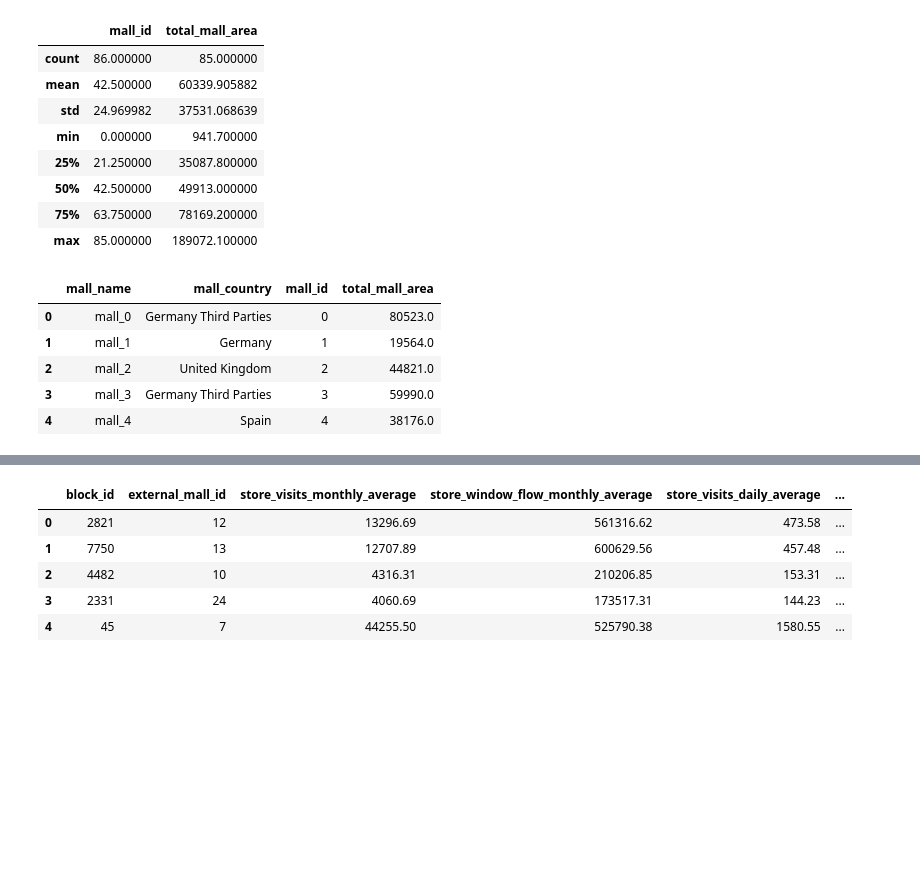
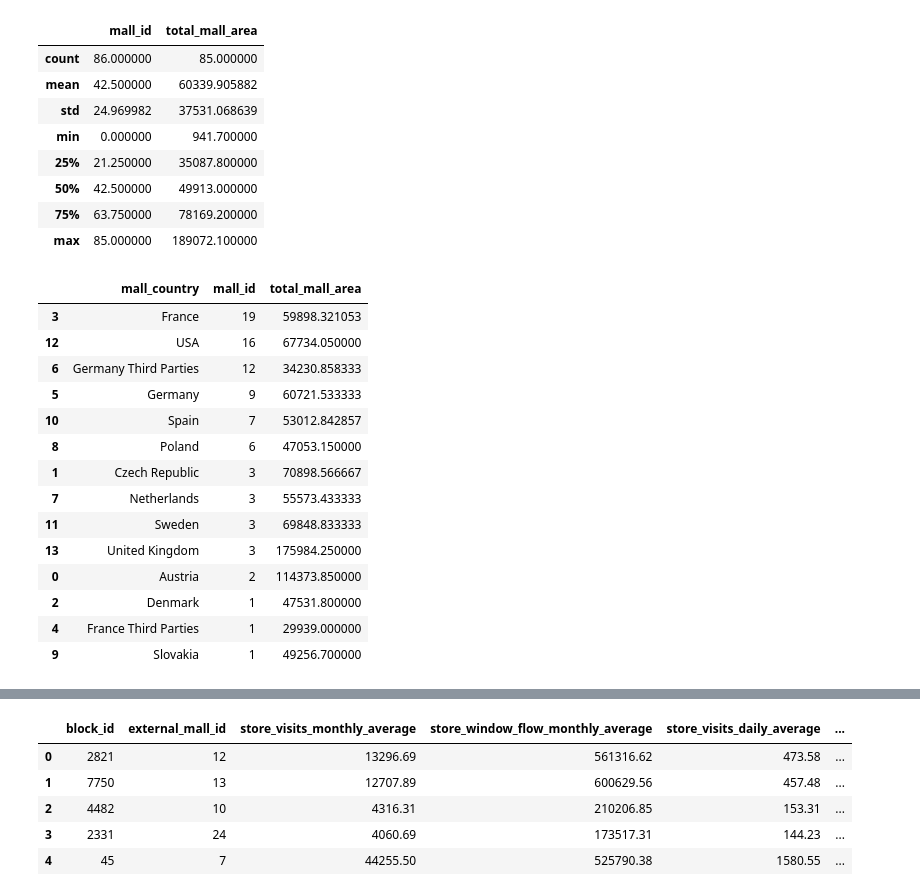
Before and after one commit to JokyHub/Data-Challenge-URW-HEC, a Jupyter notebook: notebook-rong.ipynb, the cells around one changed output, grey strips where cells are left out. Drawn from its saved outputs; the diff is of its cells as text; code cells hidden in the pictures; blank space fills up the shorter version.

```diff
--- a/notebook-rong.ipynb
+++ b/notebook-rong.ipynb
@@ -272,12 +272,24 @@ memory usage: 2.8+ KB
 | 50% | 42.500000 | 49913.000000 |
 | 75% | 63.750000 | 78169.200000 |
 | max | 85.000000 | 189072.100000 |
-# %%
-mall_group=mall.groupby()
-# %% [output]
-|  | mall_name | mall_country | mall_id | total_mall_area |
-| 0 | mall_0 | Germany Third Parties | 0 | 80523.0 |
-| 1 | mall_1 | Germany | 1 | 19564.0 |
-| 2 | mall_2 | United Kingdom | 2 | 44821.0 |
-| 3 | mall_3 | Germany Third Parties | 3 | 59990.0 |
-| 4 | mall_4 | Spain | 4 | 38176.0 |
+# %%
+mall_group=mall.groupby(["mall_country"]).agg({"mall_id":"count","total_mall_area": "mean",
+    }).reset_index()
+mall_group = mall_group.sort_values(by=["mall_id"], ascending=False)
+mall_group
+# %% [output]
+|  | mall_country | mall_id | total_mall_area |
+| 3 | France | 19 | 59898.321053 |
+| 12 | USA | 16 | 67734.050000 |
+| 6 | Germany Third Parties | 12 | 34230.858333 |
+| 5 | Germany | 9 | 60721.533333 |
+| 10 | Spain | 7 | 53012.842857 |
+| 8 | Poland | 6 | 47053.150000 |
+| 1 | Czech Republic | 3 | 70898.566667 |
+| 7 | Netherlands | 3 | 55573.433333 |
+| 11 | Sweden | 3 | 69848.833333 |
+| 13 | United Kingdom | 3 | 175984.250000 |
+| 0 | Austria | 2 | 114373.850000 |
+| 2 | Denmark | 1 | 47531.800000 |
+| 4 | France Third Parties | 1 | 29939.000000 |
+| 9 | Slovakia | 1 | 49256.700000 |
```
Also changed, not shown: parts of 9 cells of this notebook.
